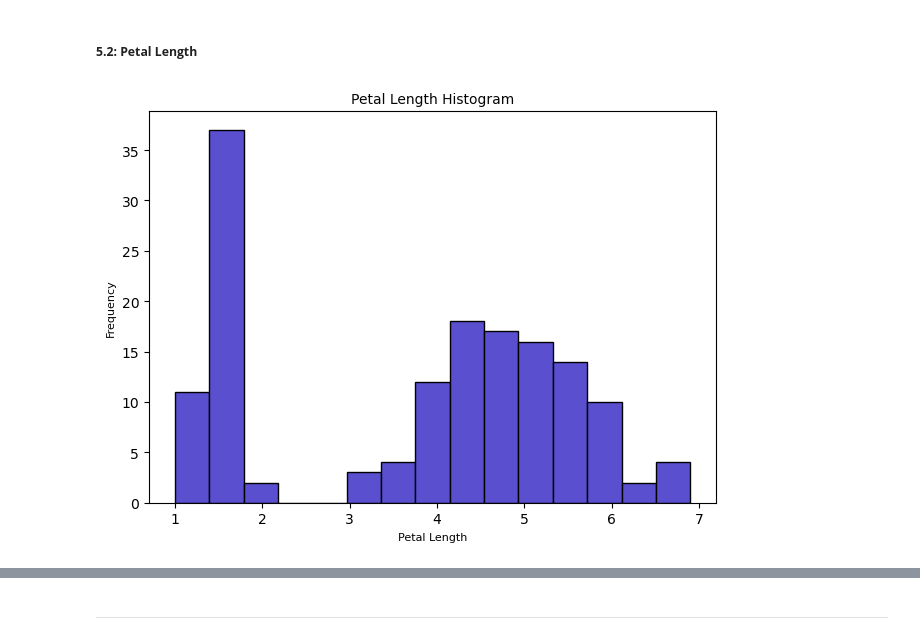
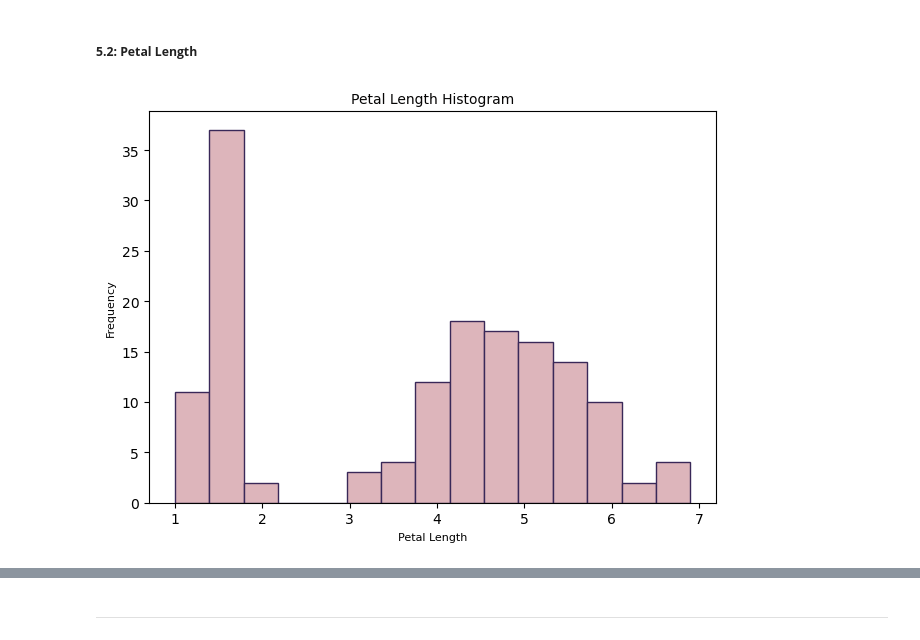
Before and after one commit to galto4/pands-project, a Jupyter notebook: iris.ipynb, the cells around one changed output, grey strips where cells are left out. Cells and saved outputs as stored; diff of their text form; code cells hidden in the pictures.

```diff
--- a/iris.ipynb
+++ b/iris.ipynb
@@ -156,18 +175,18 @@ plt.show()
 ##### <b>5.2: Petal Length</b>
 # %%
 # Step 2: Create the Histogram
-plt.hist(iris['petal_length'], bins=15, color='#5A4FCF', edgecolor='black')
+plt.hist(iris['petal_length'], bins=15, color='#ddb5bb', edgecolor='#392858')
 
 # Step 3: Style the Histogram
 plt.title("Petal Length Histogram", size=10, color="#060505")
 plt.xlabel('Petal Length', size=8)
 plt.ylabel('Frequency', size=8)
 plt.tight_layout()
 
 # Step 4: Save the figure
 # plt.savefig("petal_length_histogram.png")
 
 # Step 5: Show the file
 plt.show()
 # %% [output]
-[figure, old version]
+[figure, new version]
```
Also changed, not shown: parts of 6 cells of this notebook.
